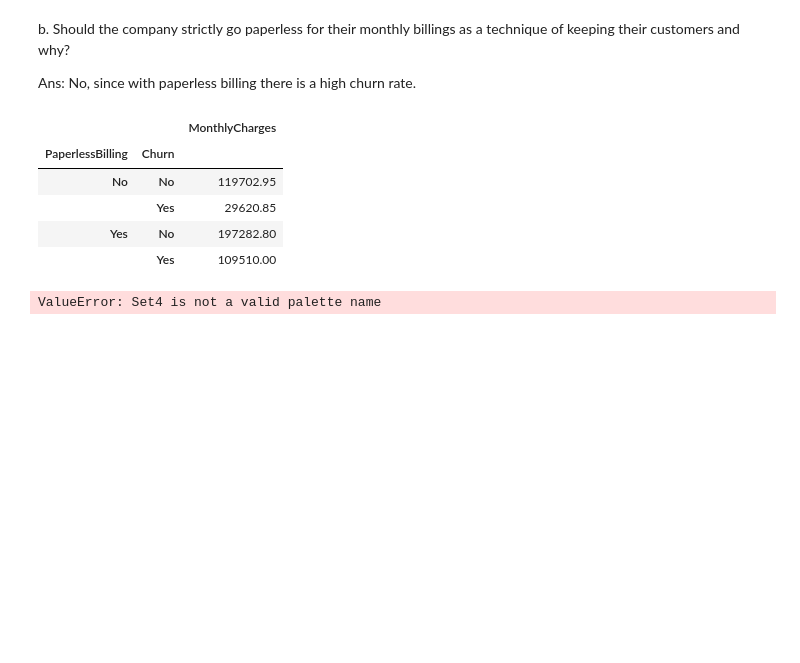
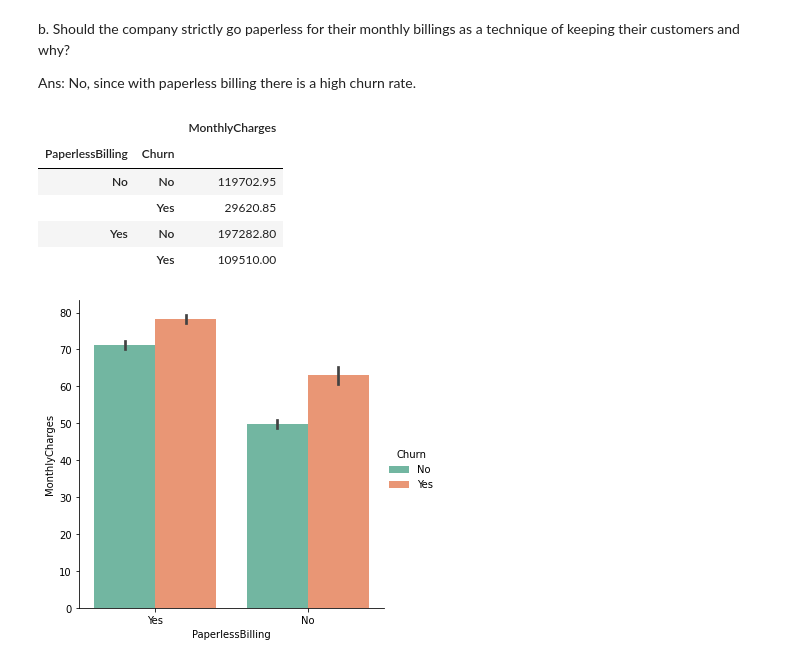
Before and after one commit to wkipkemboi/Assignment-4, a Jupyter notebook: Telco Customer Churn.ipynb, the cells around one changed output. Saved outputs shown, nothing was run; the diff lists cells and outputs as text; code cells hidden in the pictures; blank space fills up the shorter version.

```diff
--- a/Telco Customer Churn.ipynb
+++ b/Telco Customer Churn.ipynb
@@ -156,6 +156,6 @@ bill.groupby(['PaperlessBilling','Churn']).sum()
 | Yes | No | 197282.80 |
 |  | Yes | 109510.00 |
 # %%
-sns.catplot(x="PaperlessBilling",y="MonthlyCharges", hue='Churn', kind="bar", palette="Set4", data=bill);
+sns.catplot(x="PaperlessBilling",y="MonthlyCharges", hue='Churn', kind="bar", palette="Set2", data=bill);
 # %% [output]
-ValueError: Set4 is not a valid palette name
+[figure, added]
```
